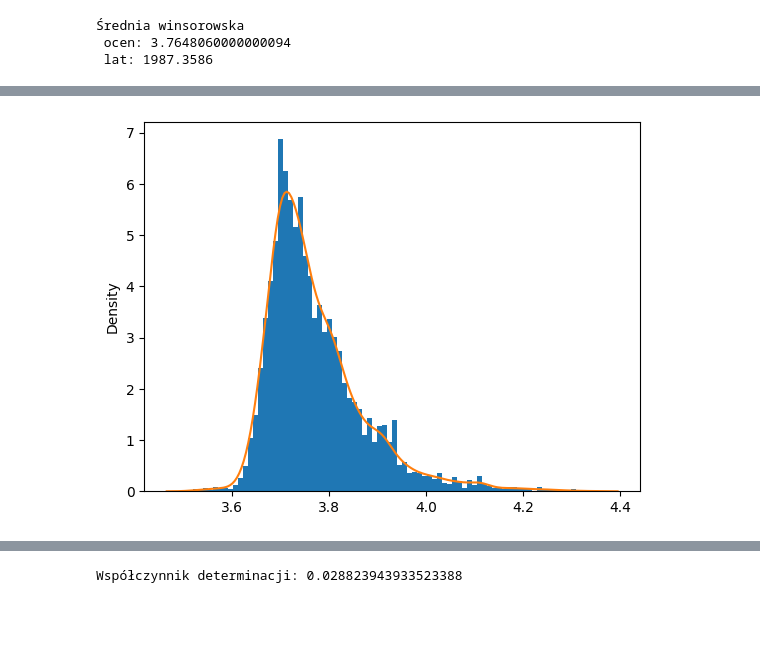
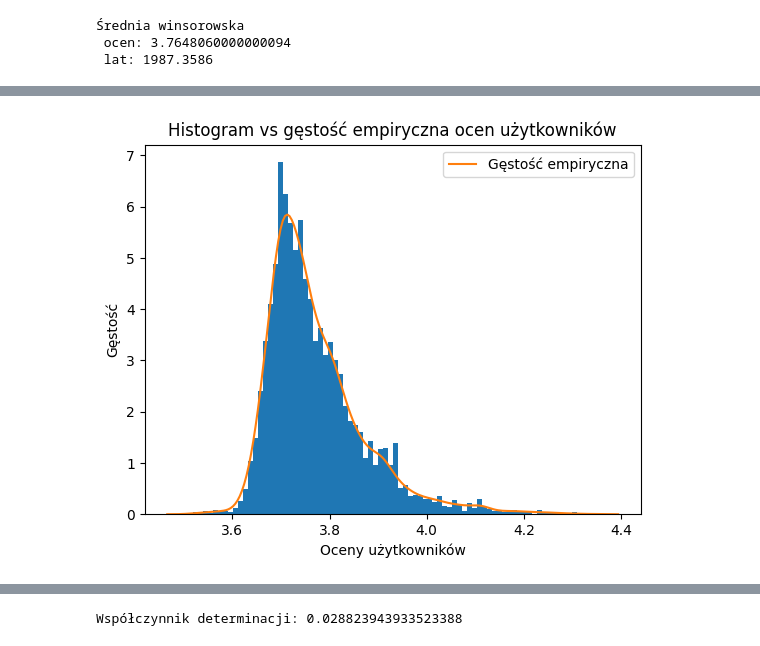
Before and after one commit to rafglo/Statystyka-stosowana, a Jupyter notebook: music_data_analysis.ipynb, the cells around one changed output, grey strips where cells are left out. Cells and saved outputs as stored; diff of their text form; code cells hidden in the pictures; blank space fills up the shorter version.

```diff
--- a/music_data_analysis.ipynb
+++ b/music_data_analysis.ipynb
@@ -90,6 +128,10 @@ plt.show()
 # %%
 plt.hist(ratings,density=True,bins=80)
-sns.kdeplot(ratings)
+sns.kdeplot(ratings, label="Gęstość empiryczna")
+plt.xlabel("Oceny użytkowników")
+plt.ylabel("Gęstość")
+plt.title("Histogram vs gęstość empiryczna ocen użytkowników")
+plt.legend(loc="best")
 plt.show()
 # %% [output]
-[figure, old version]
+[figure, new version]
```
Also changed, not shown: parts of 29 cells of this notebook.
